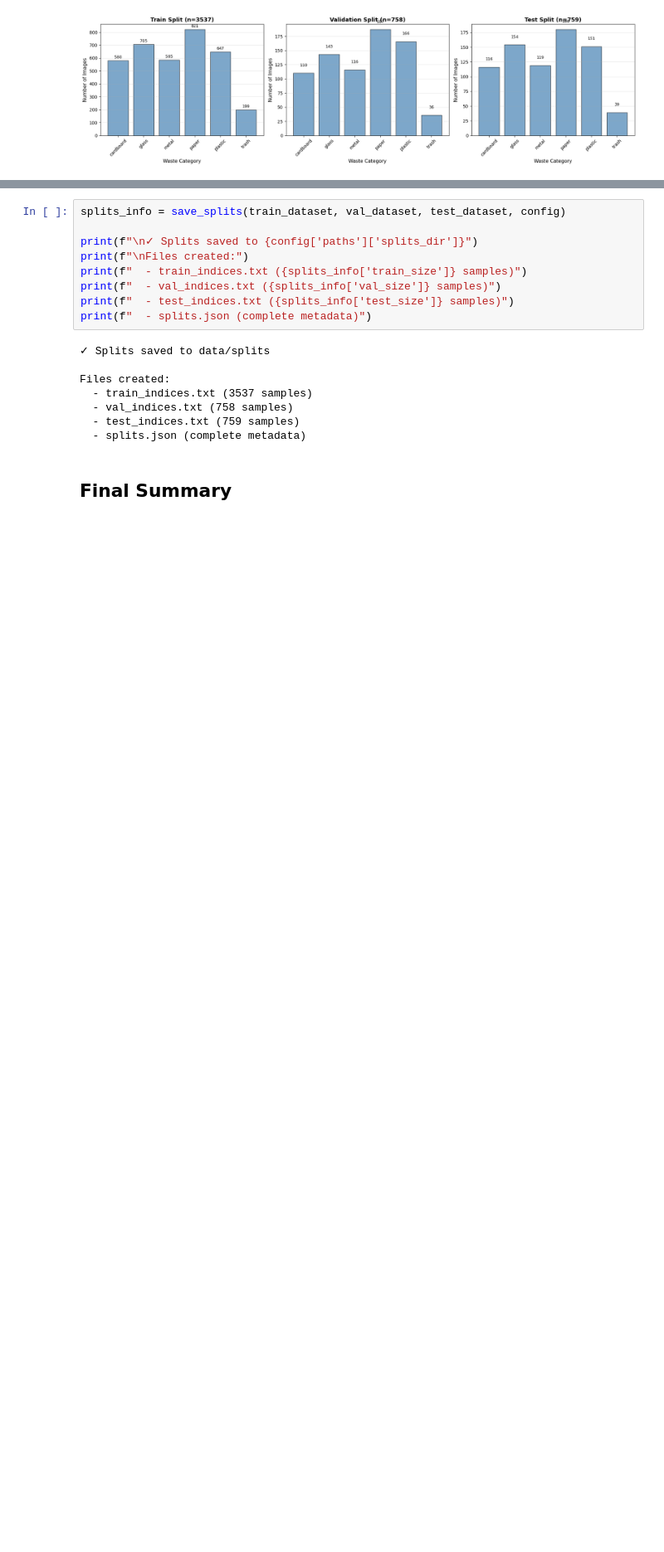
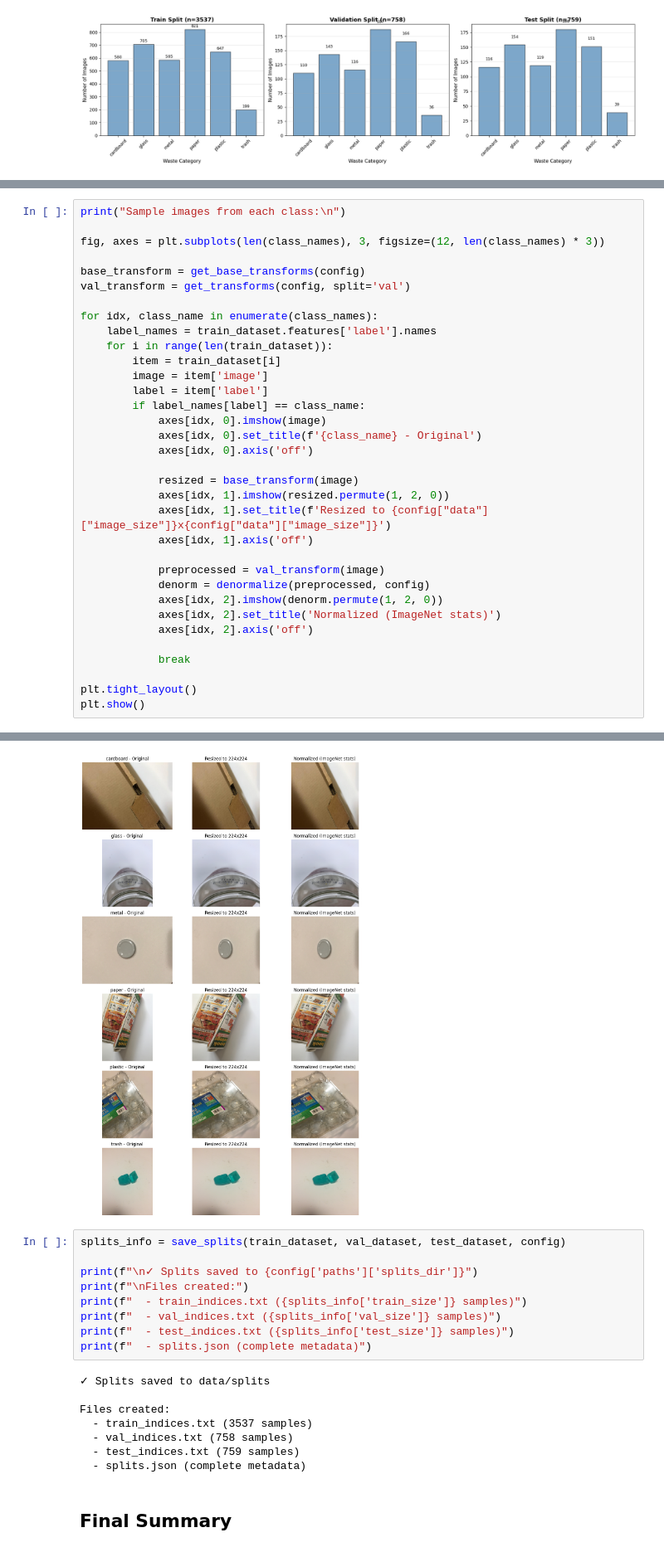
Before and after one commit to masonkulikowski/BayesCNN-Waste, a Jupyter notebook: notebooks/02_preprocessing.ipynb, the cells around one changed output, grey strips where cells are left out. Shown at 83% size. Saved outputs shown, nothing was run; the diff lists cells and outputs as text; blank space fills up the shorter version.

Commit message:
image normalization

```diff
--- a/notebooks/02_preprocessing.ipynb
+++ b/notebooks/02_preprocessing.ipynb
@@ -99,0 +150,35 @@ plt.show()
+# %%
+print("Sample images from each class:\n")
+
+fig, axes = plt.subplots(len(class_names), 3, figsize=(12, len(class_names) * 3))
+
+base_transform = get_base_transforms(config)
+val_transform = get_transforms(config, split='val')
+
+for idx, class_name in enumerate(class_names):
+    label_names = train_dataset.features['label'].names
+    for i in range(len(train_dataset)):
+        item = train_dataset[i]
+        image = item['image']
+        label = item['label']
+        if label_names[label] == class_name:
+            axes[idx, 0].imshow(image)
+            axes[idx, 0].set_title(f'{class_name} - Original')
+            axes[idx, 0].axis('off')
+
+            resized = base_transform(image)
+            axes[idx, 1].imshow(resized.permute(1, 2, 0))
+            axes[idx, 1].set_title(f'Resized to {config["data"]["image_size"]}x{config["data"]["image_size"]}')
+            axes[idx, 1].axis('off')
+
+            preprocessed = val_transform(image)
+            denorm = denormalize(preprocessed, config)
+            axes[idx, 2].imshow(denorm.permute(1, 2, 0))
+            axes[idx, 2].set_title('Normalized (ImageNet stats)')
+            axes[idx, 2].axis('off')
+
+            break
+
+plt.tight_layout()
+plt.show()
+# %% [output]
@@ -100,3 +186,4 @@ plt.show()
+[figure, added]
 # %%
 splits_info = save_splits(train_dataset, val_dataset, test_dataset, config)
 
```
Also changed, not shown: parts of 4 cells of this notebook, 2 other files.
